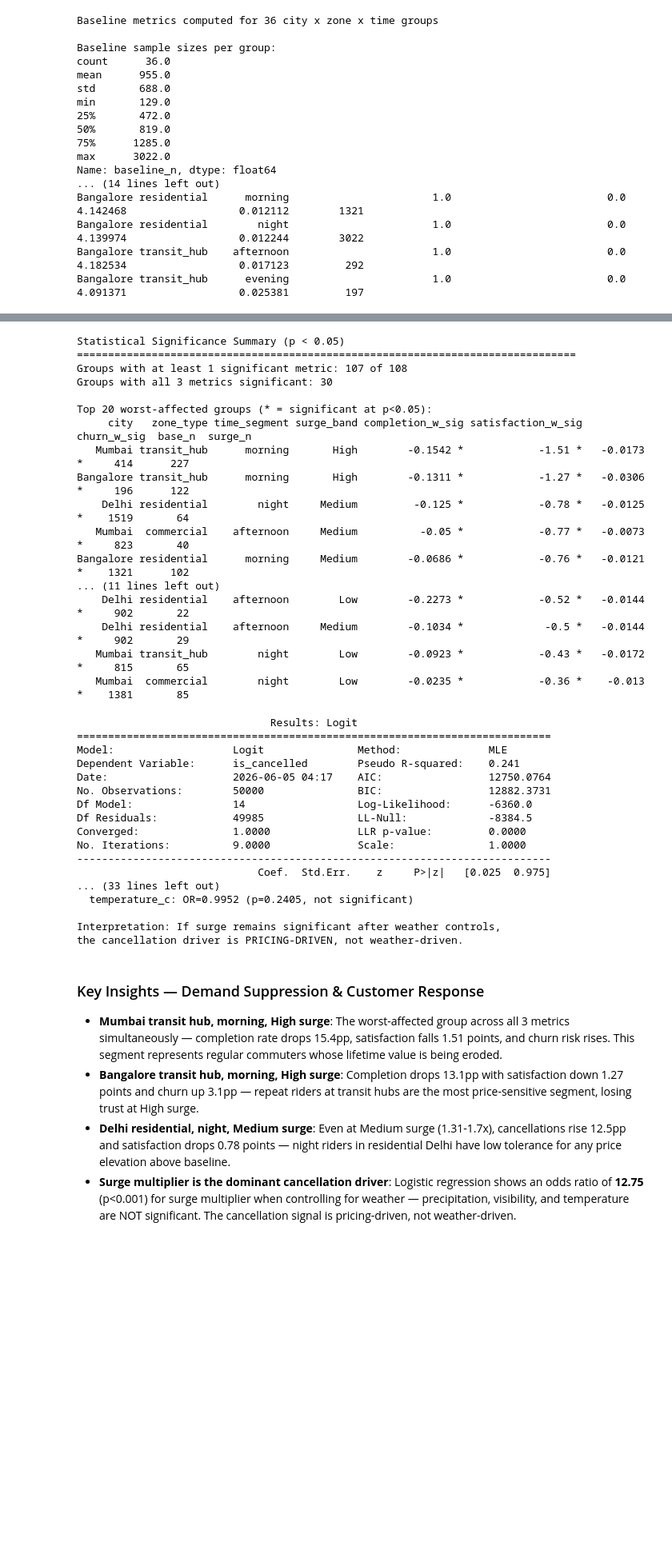
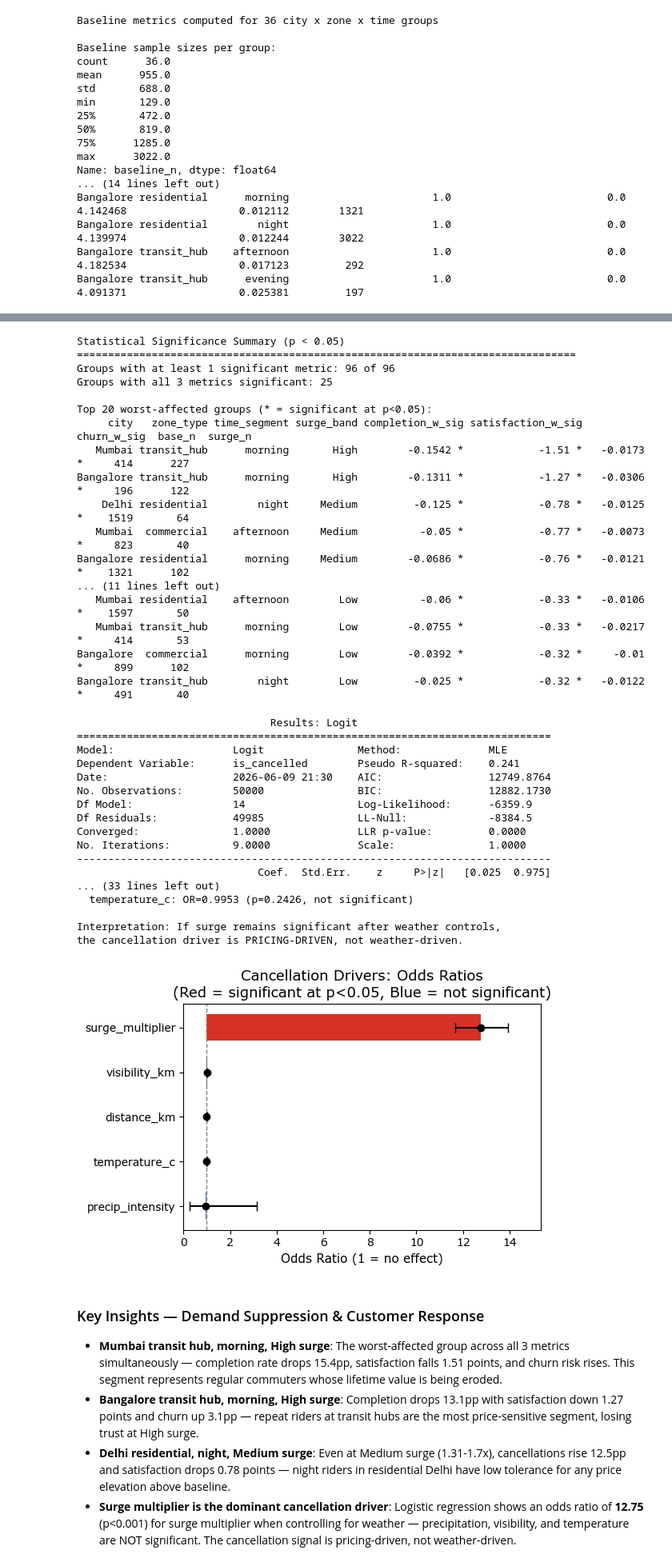
Before and after one commit to geekofdhruv/CIG-Analytics, a Jupyter notebook: analysis.ipynb, the cells around one changed output, grey strips where cells are left out. Shown at 80% size. Drawn from its saved outputs; the diff is of its cells as text; code cells hidden in the pictures; blank space fills up the shorter version.

Commit message:
removal of noise and making data more clean for further steps

```diff
--- a/analysis.ipynb
+++ b/analysis.ipynb
@@ -366,5 +453,5 @@ Charts saved: workstream1_heatmaps.png, workstream1_cancellation_bars.png
 # %%
-# ── STEP 3: STATISTICAL SIGNIFICANCE TESTING ─────────────────────────────────
+# Step 3: STATISTICAL SIGNIFICANCE TESTING
 from scipy.stats import chi2_contingency, ttest_ind
 
 sig_results = []
@@ -383,7 +470,7 @@ for _, row in comparison.iterrows():
     base_n = mask_baseline.sum()
     surge_n = mask_surge.sum()
 
-    if base_n < 5 or surge_n < 5:
+    if base_n < 5 or surge_n < 30:
         continue
 
     # Chi-square for completion/cancellation rate (binary outcome)
@@ -462,8 +549,8 @@ print(sig_display.head(20)[['city', 'zone_type', 'time_segment', 'surge_band',
 # %% [output]
 Statistical Significance Summary (p < 0.05)
 ================================================================================
-Groups with at least 1 significant metric: 107 of 108
-Groups with all 3 metrics significant: 30
+Groups with at least 1 significant metric: 96 of 96
+Groups with all 3 metrics significant: 25
 
 Top 20 worst-affected groups (* = significant at p<0.05):
      city   zone_type time_segment surge_band completion_w_sig satisfaction_w_sig churn_w_sig  base_n  surge_n
@@ -473,35 +560,32 @@ Bangalore transit_hub      morning       High        -0.1311 *            -1.27
    Mumbai  commercial    afternoon     Medium          -0.05 *            -0.77 *   -0.0073 *     823       40
 Bangalore residential      morning     Medium        -0.0686 *            -0.76 *   -0.0121 *    1321      102
 ... (11 lines left out)
-    Delhi residential    afternoon        Low        -0.2273 *            -0.52 *   -0.0144 *     902       22
-    Delhi residential    afternoon     Medium        -0.1034 *             -0.5 *   -0.0144 *     902       29
-   Mumbai transit_hub        night        Low        -0.0923 *            -0.43 *   -0.0172 *     815       65
-   Mumbai  commercial        night        Low        -0.0235 *            -0.36 *    -0.013 *    1381       85
+   Mumbai residential    afternoon        Low          -0.06 *            -0.33 *   -0.0106 *    1597       50
+   Mumbai transit_hub      morning        Low        -0.0755 *            -0.33 *   -0.0217 *     414       53
+Bangalore  commercial      morning        Low        -0.0392 *            -0.32 *     -0.01 *     899      102
+Bangalore transit_hub        night        Low         -0.025 *            -0.32 *   -0.0122 *     491       40
 # %%
-# ── STEP 4: CANCELLATION DRIVERS — Logistic Regression ───────────────────────
+# Step 4: CANCELLATION DRIVERS — Logistic Regression
 import statsmodels.api as sm
+import matplotlib.pyplot as plt
+import numpy as np
 
-# Prepare features
 model_df = df_ws1[['is_cancelled', 'surge_multiplier', 'distance_km',
                     'precip_intensity', 'visibility_km', 'temperature_c',
                     'city', 'zone_type', 'time_segment', 'customer_segment']].copy()
 
-# One-hot encode categoricals (drop first to avoid multicollinearity)
 model_df = pd.get_dummies(model_df, columns=['city', 'zone_type', 'time_segment', 'customer_segment'],
                            drop_first=True, dtype=int)
 
-# Define X and y
 y = model_df['is_cancelled']
 X = model_df.drop('is_cancelled', axis=1)
 X = sm.add_constant(X)
 
-# Fit logistic regression
 logit_model = sm.Logit(y, X)
 logit_result = logit_model.fit(disp=0)
 
 print(logit_result.summary2())
 
-# Extract coefficient and odds ratio for surge_multiplier
 surge_coef = logit_result.params['surge_multiplier']
 surge_or = np.exp(surge_coef)
 surge_pval = logit_result.pvalues['surge_multiplier']
@@ -521,38 +605,66 @@ if surge_pval < 0.05:
           str(round((surge_or - 1) * 100, 1)) + "% change in odds).")
 else:
     print("The surge multiplier is NOT statistically significant at p < 0.05.")
-    print("Coefficient:", round(surge_coef, 4), "— effect may be confounded by other factors.")
 
 print("\nWeather Controls (marginal effects when controlling for weather):")
 weather_vars = ['precip_intensity', 'visibility_km', 'temperature_c']
 for wv in weather_vars:
     if wv in logit_result.params.index:
         wv_coef = logit_result.params[wv]
         wv_or = np.exp(wv_coef)
         wv_p = logit_result.pvalues[wv]
         sig_label = "SIGNIFICANT" if wv_p < 0.05 else "not significant"
         print("  " + wv + ": OR=" + str(round(wv_or, 4)) + " (p=" + str(round(wv_p, 4)) + ", " + sig_label + ")")
 
 print("\nInterpretation: If surge remains significant after weather controls,")
 print("the cancellation driver is PRICING-DRIVEN, not weather-driven.")
+
+# ── CHART: Odds Ratio plot for top features
+fig, ax = plt.subplots(figsize=(6, 4))
+# Select key features (exclude const and one-hot dummies for readability)
+key_features = ['surge_multiplier', 'distance_km', 'precip_intensity',
+                'visibility_km', 'temperature_c']
+or_data = []
+for feat in key_features:
+    if feat in logit_result.params.index:
+        or_data.append({'feature': feat, 'odds_ratio': np.exp(logit_result.params[feat]),
+                        'ci_low': np.exp(logit_result.conf_int().loc[feat, 0]),
+                        'ci_high': np.exp(logit_result.conf_int().loc[feat, 1]),
+                        'p_value': logit_result.pvalues[feat]})
+
+or_df = pd.DataFrame(or_data).sort_values('odds_ratio')
+colors = ['#d73027' if p < 0.05 else '#4575b4' for p in or_df['p_value']]
+
+ax.barh(or_df['feature'], or_df['odds_ratio'] - 1, left=1, color=colors, height=0.6)
+ax.errorbar(x=or_df['odds_ratio'], y=or_df['feature'],
+            xerr=[or_df['odds_ratio'] - or_df['ci_low'], or_df['ci_high'] - or_df['odds_ratio']],
+            fmt='o', color='black', capsize=4)
+ax.axvline(x=1, color='grey', linestyle='--', linewidth=1)
+ax.set_xlabel('Odds Ratio (1 = no effect)', fontsize=11)
+ax.set_title('Cancellation Drivers: Odds Ratios\n(Red = significant at p<0.05, Blue = not significant)', fontsize=13)
+ax.set_xlim(0, max(or_df['ci_high']) * 1.1)
+plt.tight_layout()
+plt.savefig('workstream1_odds_ratios.png', dpi=150, bbox_inches='tight')
+plt.show()
 # %% [output]
                                Results: Logit
 ============================================================================
 Model:                   Logit               Method:              MLE
 Dependent Variable:      is_cancelled        Pseudo R-squared:    0.241
-Date:                    2026-06-05 04:17    AIC:                 12750.0764
-No. Observations:        50000               BIC:                 12882.3731
-Df Model:                14                  Log-Likelihood:      -6360.0
+Date:                    2026-06-09 21:30    AIC:                 12749.8764
+No. Observations:        50000               BIC:                 12882.1730
+Df Model:                14                  Log-Likelihood:      -6359.9
 Df Residuals:            49985               LL-Null:             -8384.5
 Converged:               1.0000              LLR p-value:         0.0000
 No. Iterations:          9.0000              Scale:               1.0000
 ----------------------------------------------------------------------------
                              Coef.  Std.Err.    z     P>|z|   [0.025  0.975]
 ... (33 lines left out)
-  temperature_c: OR=0.9952 (p=0.2405, not significant)
+  temperature_c: OR=0.9953 (p=0.2426, not significant)
 
 Interpretation: If surge remains significant after weather controls,
 the cancellation driver is PRICING-DRIVEN, not weather-driven.
+[figure, added]
 # %% [markdown]
 ### Key Insights — Demand Suppression & Customer Response
 
```
Also changed, not shown: parts of 22 cells of this notebook.
